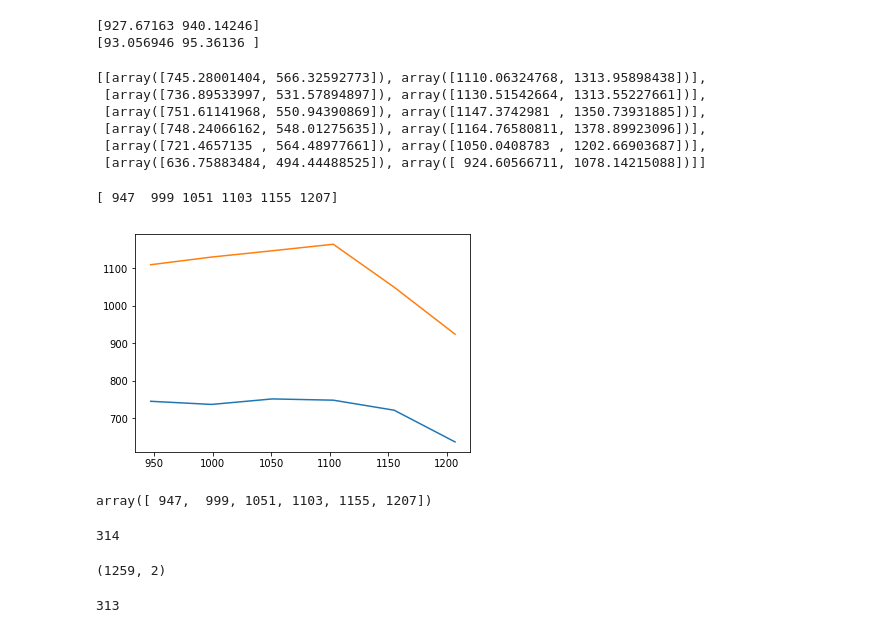
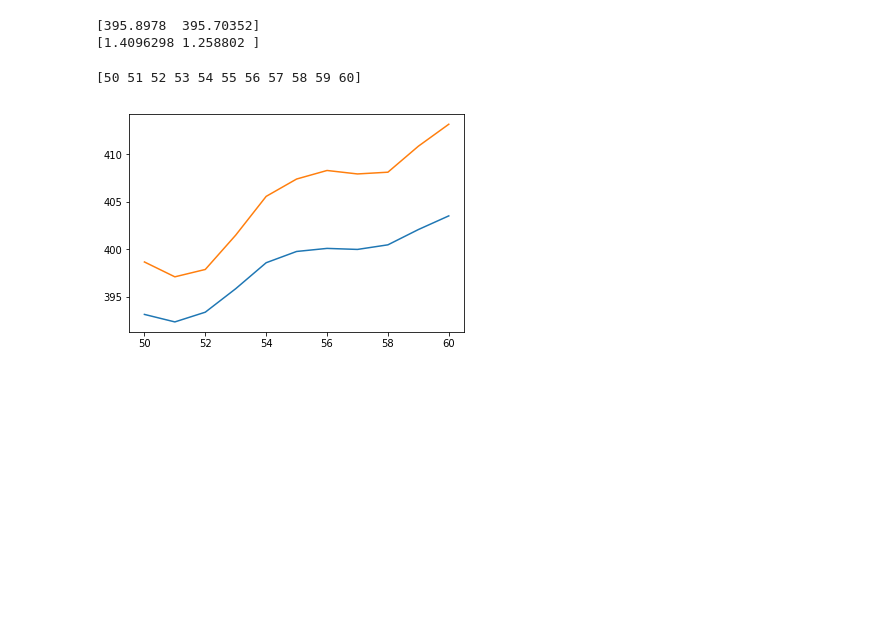
Before and after one commit to deepakgouda/StockPricePrediction, a Jupyter notebook: BlockBootstrap.ipynb, the cells around one changed output. Drawn from its saved outputs; the diff is of its cells as text; code cells hidden in the pictures; blank space fills up the shorter version.

Commit message:
Fixed confidence interval implementation

```diff
--- a/BlockBootstrap.ipynb
+++ b/BlockBootstrap.ipynb
@@ -133,7 +133,7 @@ for perm in permutations:
 
     testPredictPlot = np.empty_like(shuffleData)
     testPredictPlot[:, :] = np.nan
-    testPredictPlot[len(trainPredict)+(lookBack*2)+2:len(data)-1, :] = testPredict
+    testPredictPlot[len(trainPredict)+(lookBack*2)+1:len(data)-1, :] = testPredict
     testBand.append(testPredict)
 #     testPredictPlot[len(trainPredict)+(lookBack*2)+1:len(data)-1, :] = testPredict
 
@@ -169,0 +170,2 @@ Test Score: 157.94 RMSE
+# %%
+temp = np.array(testBand)
@@ -169,0 +176,3 @@ Test Score: 157.94 RMSE
+# %%
+temp = np.reshape(temp, (temp.shape))
+# print(temp)
@@ -170,28 +181,20 @@ Test Score: 157.94 RMSE
 # %%
-print(np.mean(testBand[0], axis = 0))
-print(np.std(testBand[0], axis = 0))
+print(np.mean(temp[:,0,:], axis = 0))
+print(np.std(temp[:,0,:], axis = 0))
 # %% [output]
-[927.67163 940.14246]
-[93.056946 95.36136 ]
+[395.8978  395.70352]
+[1.4096298 1.258802 ]
 # %%
 z_alpha = 1.96
 n = factorial(numInterval)
 
 confInterval = []
 
-for X in testBand:
-    xBar = np.mean(X, axis = 0)
-    s = np.std(X, axis = 0)
+for i in range(temp.shape[1]):
+    temp1 = temp[:, i, :]
+    xBar = np.mean(temp1, axis = 0)
+    s = np.std(temp1, axis = 0)
     l = xBar - 1.96*s/(n**0,.5)
     r = xBar + 1.96*s/(n**0,.5)
     pair = [l, r]
     confInterval.append(pair)
-# %%
-confInterval
-# %% [output]
-[[array([745.28001404, 566.32592773]), array([1110.06324768, 1313.95898438])],
- [array([736.89533997, 531.57894897]), array([1130.51542664, 1313.55227661])],
- [array([751.61141968, 550.94390869]), array([1147.3742981 , 1350.73931885])],
- [array([748.24066162, 548.01275635]), array([1164.76580811, 1378.89923096])],
- [array([721.4657135 , 564.48977661]), array([1050.0408783 , 1202.66903687])],
- [array([636.75883484, 494.44488525]), array([ 924.60566711, 1078.14215088])]]
@@ -198,38 +203,26 @@ confInterval
 # %%
 col = 0
 offset = len(trainPredict)+(lookBack*2)+2
 lower = []
 upper = []
 for i in range(len(confInterval)):
 #     X = [i, i]
 #     Y = [confInterval[i][0][0], confInterval[i][1][0]]
     lower.append(confInterval[i][0][0])
     upper.append(confInterval[i][1][0])
-XLower = np.array(range(offset+1, data.shape[0], blockSize//n))
-XUpper = np.array(range(offset+1, data.shape[0], blockSize//n))
+# XLower = np.array(range(offset+1, data.shape[0], blockSize//n))
+# XUpper = np.array(range(offset+1, data.shape[0], blockSize//n))
+XLower = np.array(range(offset+1, offset+1+temp.shape[1]))
+XUpper = np.array(range(offset+1, offset+1+temp.shape[1]))
 print(XLower)
 # print(np.array(upper)+offset)
 # plt.plot(lower, XLower)
 # plt.plot(upper, XUpper)
 plt.plot(XLower, lower)
 plt.plot(XUpper, upper)
 plt.show()
 # %% [output]
-[ 947  999 1051 1103 1155 1207]
+[50 51 52 53 54 55 56 57 58 59 60]
-[figure, old version]
+[figure, new version]
 # %%
-np.array(range(offset+1, data.shape[0], blockSize//n))
+# np.array(range(offset+1, data.shape[0], blockSize//n))
-# %% [output]
-array([ 947,  999, 1051, 1103, 1155, 1207])
-# %%
-blockSize
-# %% [output]
-314
-# %%
-data.shape
-# %% [output]
-(1259, 2)
-# %%
-1259-946
-# %% [output]
-313
```
Also changed, not shown: parts of 9 cells of this notebook, 1 other file.
